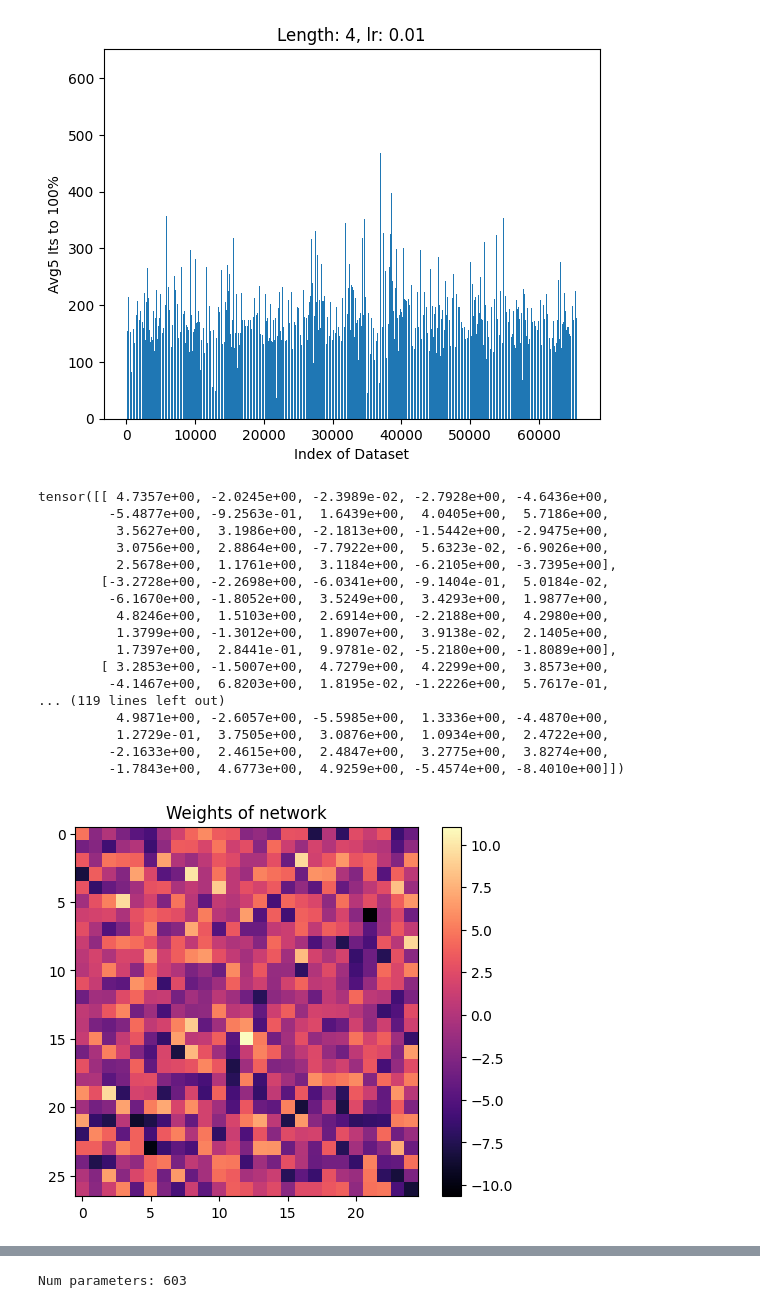
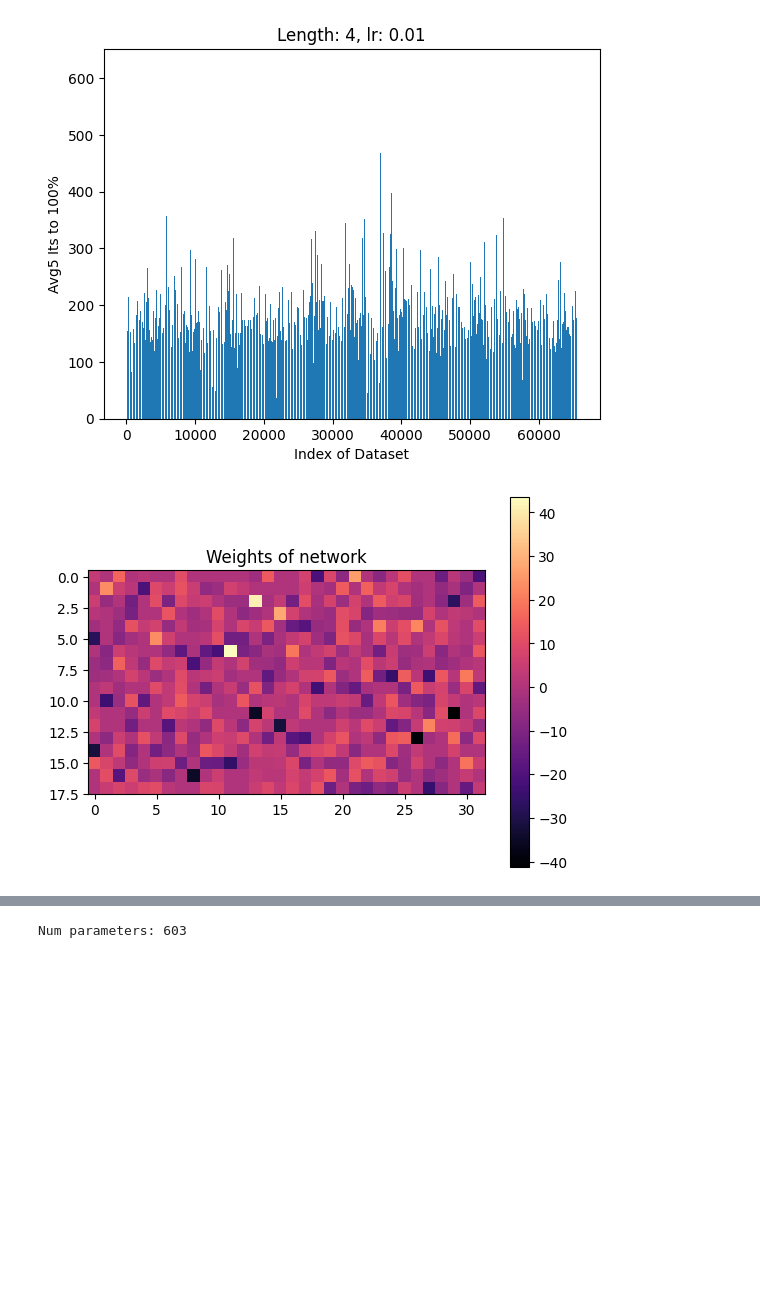
Before and after one commit to JackHanke/smalltictactoe, a Jupyter notebook: workspace.ipynb, the cells around one changed output, grey strips where cells are left out. Saved outputs shown, nothing was run; the diff lists cells and outputs as text; code cells hidden in the pictures; blank space fills up the shorter version.

Commit message:
460 nonzero param model trinary rep

```diff
--- a/workspace.ipynb
+++ b/workspace.ipynb
@@ -41,29 +41,18 @@ with open('result.json', 'w') as fp:
     json.dump(results, fp)
 # %%
 import torch
+import matplotlib.pyplot as plt
+import numpy as np
+from math import floor, ceil
+
 from models.nn import TicTacToeNet
 from models.plot_weights import plot_weights
 
-model = TicTacToeNet(hidden_sizes=[25], input_size=18)
-PATH = '/Users/jack/vault/software/smalltictactoe/models/checkpoints/nn_[18, 25, 9]_709_2026-04-30-21:40:08.pth'
+model = TicTacToeNet(hidden_sizes=[32], input_size=9)
+# PATH = '/Users/jack/vault/software/smalltictactoe/models/checkpoints/nn_[9, 32, 9]_617_2026-05-03-13:18:18.pth'
+PATH = '/Users/jack/vault/software/smalltictactoe/models/checkpoints/nn_gen48_nonz460_[9, 32, 9].pth'
 model.load_state_dict(torch.load(PATH, weights_only=True))
-plot_weights(model)
+
+plot_weights(model, ispruned=True)
 # %% [output]
-tensor([[ 4.7357e+00, -2.0245e+00, -2.3989e-02, -2.7928e+00, -4.6436e+00,
-         -5.4877e+00, -9.2563e-01,  1.6439e+00,  4.0405e+00,  5.7186e+00,
-          3.5627e+00,  3.1986e+00, -2.1813e+00, -1.5442e+00, -2.9475e+00,
-          3.0756e+00,  2.8864e+00, -7.7922e+00,  5.6323e-02, -6.9026e+00,
-          2.5678e+00,  1.1761e+00,  3.1184e+00, -6.2105e+00, -3.7395e+00],
-        [-3.2728e+00, -2.2698e+00, -6.0341e+00, -9.1404e-01,  5.0184e-02,
-         -6.1670e+00, -1.8052e+00,  3.5249e+00,  3.4293e+00,  1.9877e+00,
-          4.8246e+00,  1.5103e+00,  2.6914e+00, -2.2188e+00,  4.2980e+00,
-          1.3799e+00, -1.3012e+00,  1.8907e+00,  3.9138e-02,  2.1405e+00,
-          1.7397e+00,  2.8441e-01,  9.9781e-02, -5.2180e+00, -1.8089e+00],
-        [ 3.2853e+00, -1.5007e+00,  4.7279e+00,  4.2299e+00,  3.8573e+00,
-         -4.1467e+00,  6.8203e+00,  1.8195e-02, -1.2226e+00,  5.7617e-01,
-... (119 lines left out)
-          4.9871e+00, -2.6057e+00, -5.5985e+00,  1.3336e+00, -4.4870e+00,
-          1.2729e-01,  3.7505e+00,  3.0876e+00,  1.0934e+00,  2.4722e+00,
-         -2.1633e+00,  2.4615e+00,  2.4847e+00,  3.2775e+00,  3.8274e+00,
-         -1.7843e+00,  4.6773e+00,  4.9259e+00, -5.4574e+00, -8.4010e+00]])
-[figure, old version]
+[figure, new version]
```
Also changed, not shown: parts of 2 cells of this notebook, 17 other files.
